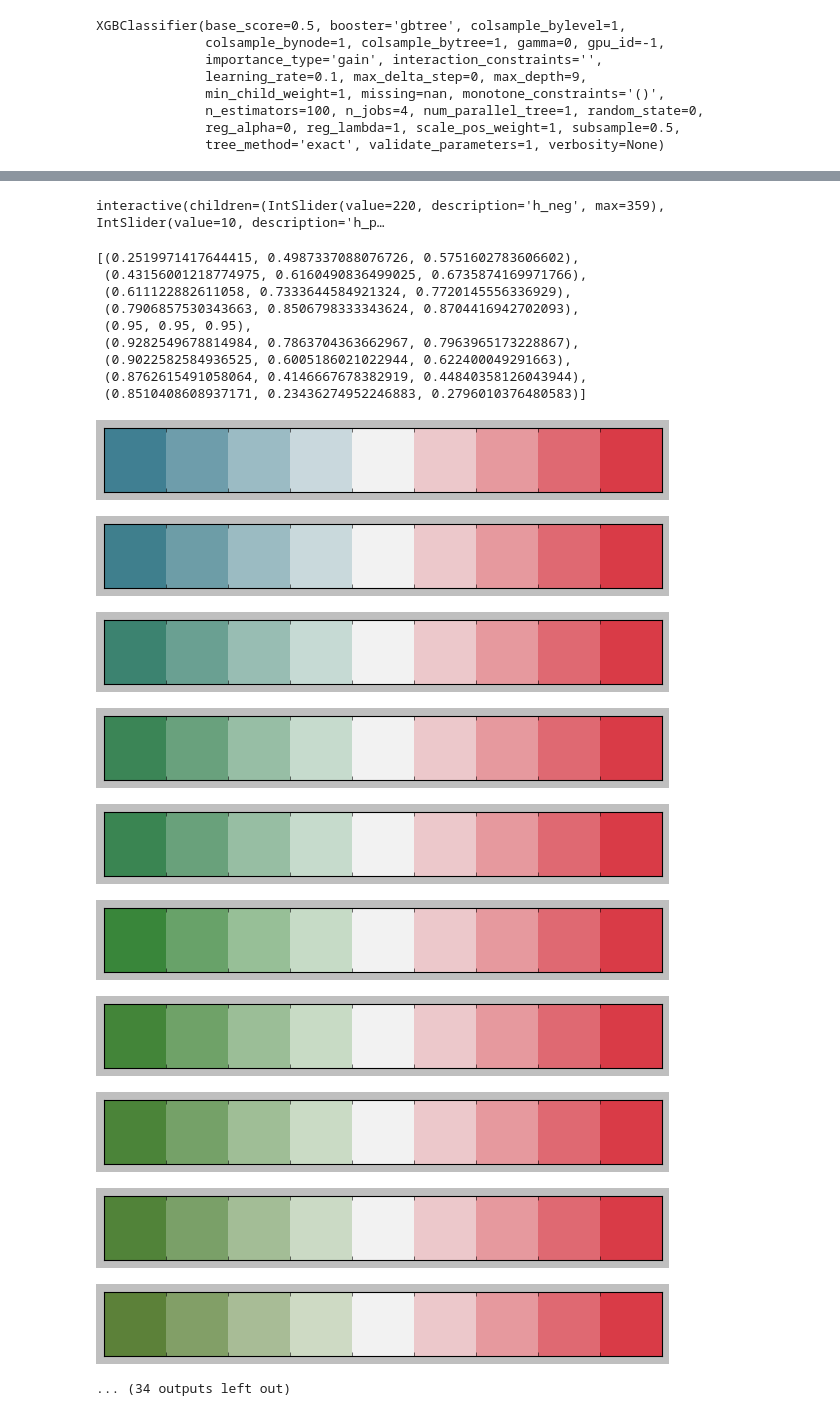
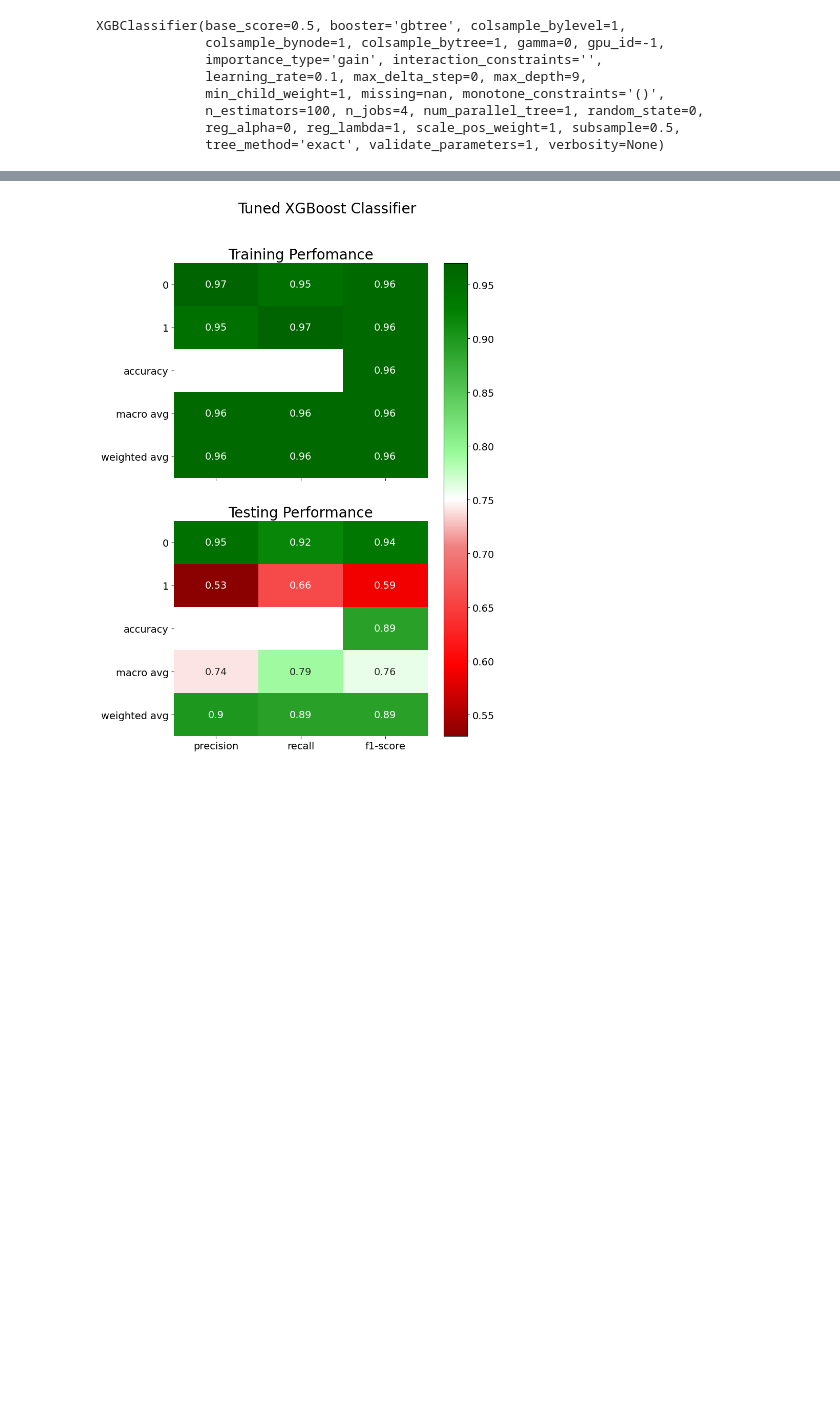
Before and after one commit to VedantVarshney/hsbc_dse_project, a Jupyter notebook: notebooks/XGBoost.ipynb, the cells around one changed output, grey strips where cells are left out. Saved outputs shown, nothing was run; the diff lists cells and outputs as text; code cells hidden in the pictures; blank space fills up the shorter version.

```diff
--- a/notebooks/XGBoost.ipynb
+++ b/notebooks/XGBoost.ipynb
@@ -225,3 +225,14 @@ XGBClassifier(base_score=0.5, booster='gbtree', colsample_bylevel=1,
               n_estimators=100, n_jobs=4, num_parallel_tree=1, random_state=0,
               reg_alpha=0, reg_lambda=1, scale_pos_weight=1, subsample=0.5,
               tree_method='exact', validate_parameters=1, verbosity=None)
+# %%
+xgb_best = XGBClassifier(base_score=0.5, booster='gbtree', colsample_bylevel=1,
+              colsample_bynode=1, colsample_bytree=1, gamma=0, gpu_id=-1,
+              importance_type='gain', interaction_constraints='',
+              learning_rate=0.1, max_delta_step=0, max_depth=9,
+              min_child_weight=1, monotone_constraints='()',
+              n_estimators=100, n_jobs=4, num_parallel_tree=1, random_state=0,
+              reg_alpha=0, reg_lambda=1, scale_pos_weight=1, subsample=0.5,
+              tree_method='exact', validate_parameters=1, verbosity=None)
+
+xgb_best.fit(X_train_res, y_train_res)
@@ -277,5 +307,0 @@ weighted avg       0.90      0.89      0.89     11303
-# %%
-reload(utils)
-
-plt.style.use("fivethirtyeight")
-report_df = utils.classification_report_df(xgb_clf_base, X_test, y_test, plot=True)
@@ -288,24 +307,0 @@ reload(sns)
-# %%
-sns.choose_diverging_palette()
-# %% [output]
-interactive(children=(IntSlider(value=220, description='h_neg', max=359), IntSlider(value=10, description='h_p…
-[(0.2519971417644415, 0.4987337088076726, 0.5751602783606602),
- (0.43156001218774975, 0.6160490836499025, 0.6735874169971766),
- (0.611122882611058, 0.7333644584921324, 0.7720145556336929),
- (0.7906857530343663, 0.8506798333343624, 0.8704416942702093),
- (0.95, 0.95, 0.95),
- (0.9282549678814984, 0.7863704363662967, 0.7963965173228867),
- (0.9022582584936525, 0.6005186021022944, 0.622400049291663),
- (0.8762615491058064, 0.4146667678382919, 0.44840358126043944),
- (0.8510408608937171, 0.23436274952246883, 0.2796010376480583)]
-[figure, removed]
-[figure, removed]
-[figure, removed]
-[figure, removed]
-[figure, removed]
-[figure, removed]
-[figure, removed]
-[figure, removed]
-[figure, removed]
-[figure, removed]
-... (34 outputs left out)
@@ -312 +313,23 @@ interactive(children=(IntSlider(value=220, description='h_neg', max=359), IntSli
+# %%
+reload(utils)
+
+# report_df = utils.classification_report_df(xgb_clf_base, X_test, y_test, plot=True)
+
+plt.style.use("default")
+
+plt.rcParams.update({'font.size': 14,
+                    'axes.labelsize': 20,
+                    'axes.titlesize': 20})
+
+report_df = utils.compare_classification_reports([xgb_best, xgb_best],
+                                                 [X_train_res, X_test],
+                                                 [y_train_res, y_test],
+                                                 names=["Training Perfomance", "Testing Performance"],
+                                                 suptitle="Tuned XGBoost Classifier",
+                                                 plot=True,
+                                                 subplot_kwargs=dict(nrows=2, figsize=(8, 12)),
+                                                 cbar_orient="vertical",
+                                                  save_fpath=plots_dir/"xgb_boost_best_report.png")
+# %% [output]
+[figure, added]
 # %%
```
Also changed, not shown: parts of 7 cells of this notebook, 6 other files.
